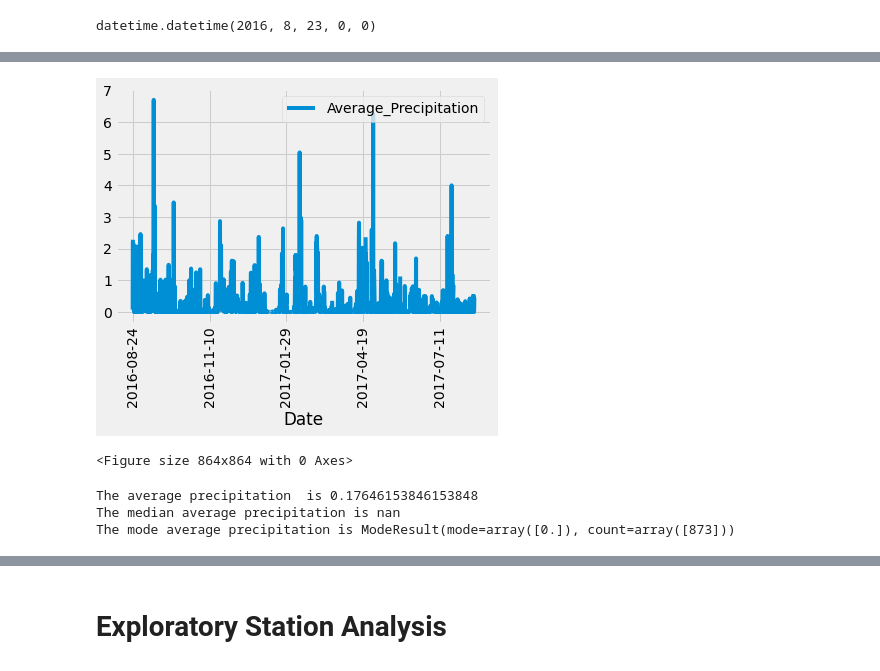
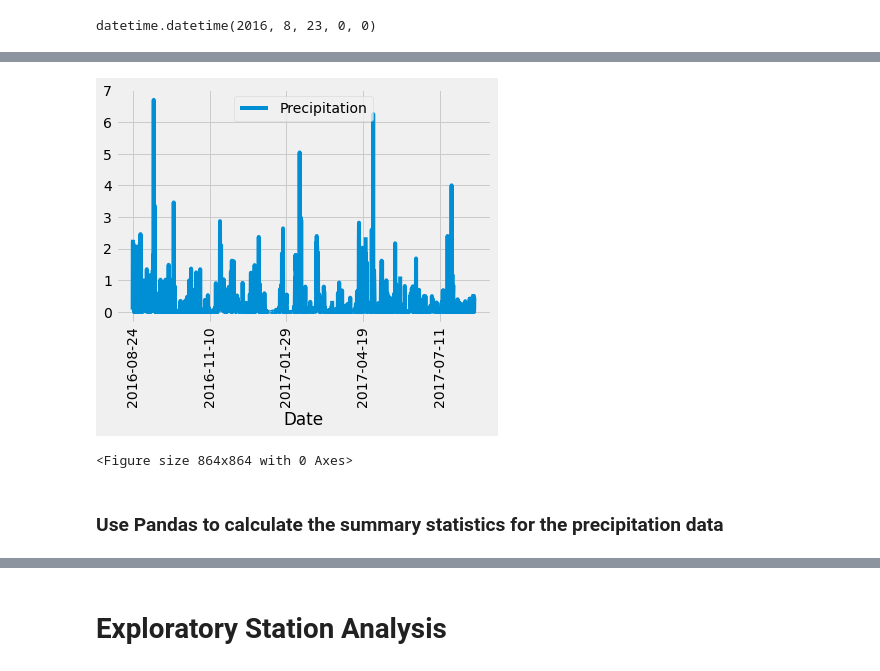
Before and after one commit to uzmabb182/sqlalchemy-challenge, a Jupyter notebook: climate_starter.ipynb, the cells around one changed output, grey strips where cells are left out. Drawn from its saved outputs; the diff is of its cells as text; code cells hidden in the pictures.

```diff
--- a/climate_starter.ipynb
+++ b/climate_starter.ipynb
@@ -215,21 +215,21 @@ prcp_dict
 # %%
 # Convert your results into a pandas DataFrame with date as index.
 # 'twelve_month_data' is a list of tuples,which doesn't have any assigned names to it, so we are assigning names to the columns
 
-df = pd.DataFrame(twelve_month_prcp, columns=['Date', 'Average_Precipitation'])
+df = pd.DataFrame(twelve_month_prcp, columns=['Date', 'Precipitation'])
 #df['Average_Precipitation']
 
 # Use Pandas Plotting with Matplotlib to plot the data
 # to tell what the x_axis should be
 
 df.set_index(df['Date'], inplace=True)
 #df.set_index('Date', inplace=True)
 #df.plot()
 df.plot(rot=90)
 plt.figure(figsize=(12,12))
 plt.tight_layout()
 #plt.savefig("../sqlalchemy-challenge/prcp.png")
 plt.show()
 # %% [output]
-[figure, old version]
+[figure, new version]
 <Figure size 864x864 with 0 Axes>
@@ -238,19 +236,7 @@ plt.show()
+# %% [markdown]
+###  Use Pandas to calculate the summary statistics for the precipitation data
 # %%
 import pandas as pd
 import matplotlib.pyplot as plt
 import scipy.stats as sts
 import numpy as np
-# %%
-# Demonstrate calculating measures of central tendency
-mean_numpy = np.mean(df['Average_Precipitation'])
-print(f"The average precipitation  is {mean_numpy}")
-
-median_numpy = np.median(df['Average_Precipitation'])
-print(f"The median average precipitation is {median_numpy}")
-
-mode_scipy = sts.mode(df['Average_Precipitation'])
-print(f"The mode average precipitation is {mode_scipy}")
-# %% [output]
-The average precipitation  is 0.17646153846153848
-The median average precipitation is nan
-The mode average precipitation is ModeResult(mode=array([0.]), count=array([873]))
```
Also changed, not shown: parts of 3 cells of this notebook, 6 other files.
